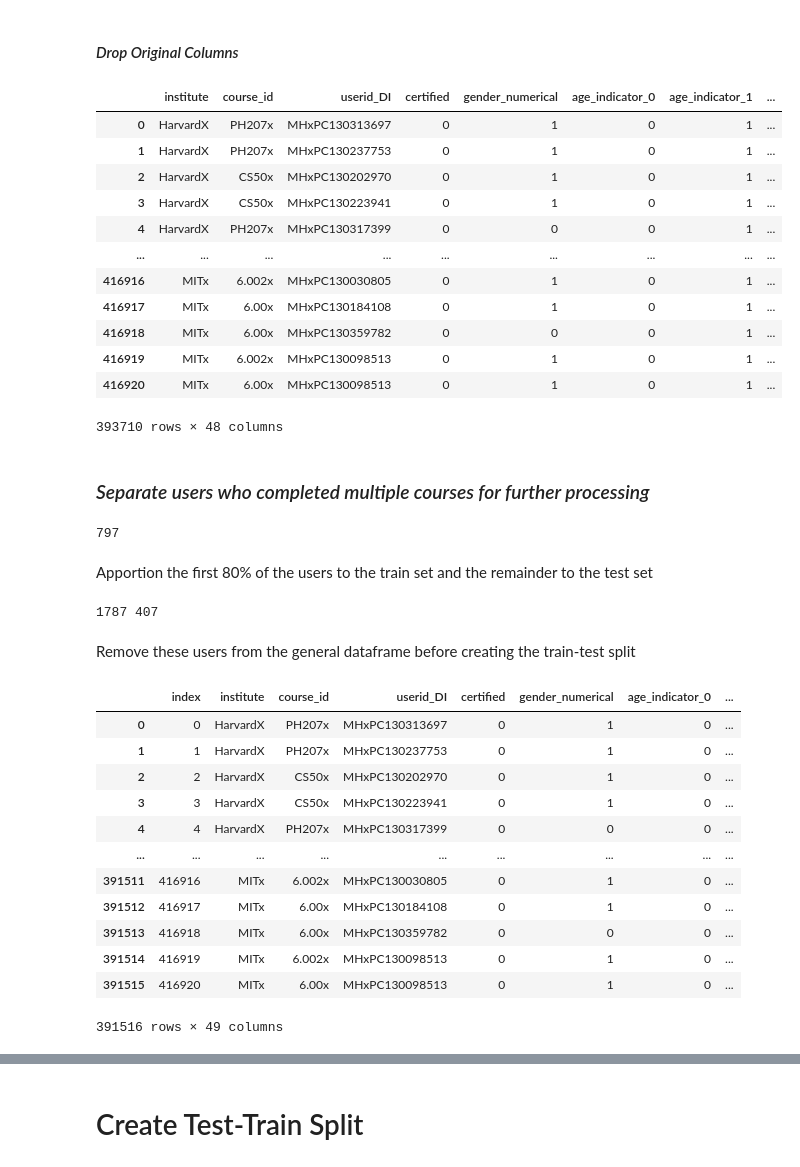
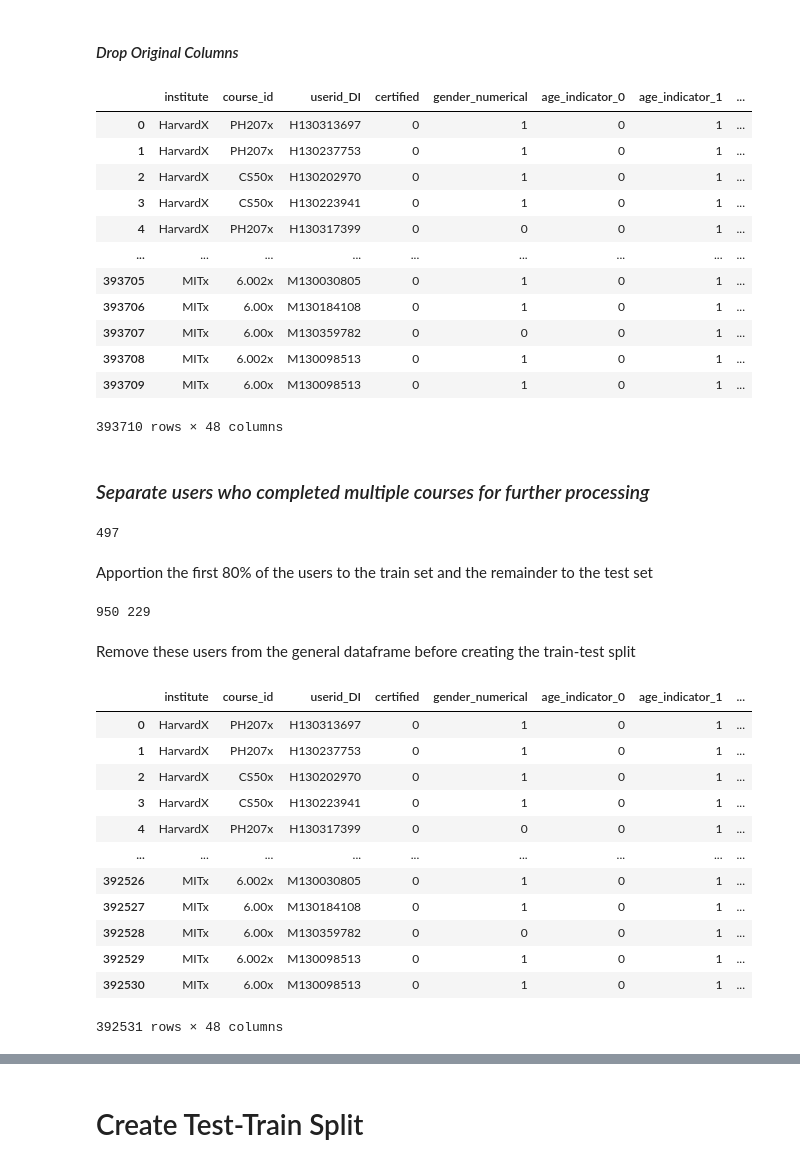
Before and after one commit to ainica/CM3070, a Jupyter notebook: CF.ipynb, the cells around one changed output, grey strips where cells are left out. Cells and saved outputs as stored; diff of their text form; code cells hidden in the pictures.

Commit message:
refactored code for the recommender function. added helper functions. processed users with multiple courses separately.

```diff
--- a/CF.ipynb
+++ b/CF.ipynb
@@ -63,4 +63,4 @@ Because gender is one key feature of this dataset and because it is the only asp
 df = df.drop(df[df["gender"].isna()].index)
 # %%
 # Reset index after dropping rows
-df.reset_index()
+df = df.reset_index(drop=True)
@@ -99,0 +89,3 @@ df
+# %%
+# Set character to denote institute ('M' or 'H')
+df["institute_char"] = df["institute"].apply(lambda x: "H" if x=="HarvardX" else "M")
@@ -99,0 +95,6 @@ df
+# %%
+# Zip while removing preceeding character for legibility
+userids = [str(item[1]+item[0][5:]) for item in list(zip(df["userid_DI"], df["institute_char"]))]
+df["userid_DI"]= userids
+# %%
+df.drop(["institute_char"], axis=1, inplace=True)
@@ -173,17 +190,17 @@ df_final = df_final.drop(["final_cc_cname_DI", "LoE_DI","age","age_indicator"],
 df_final
 # %% [output]
 |  | institute | course_id | userid_DI | certified | gender_numerical | age_indicator_0 | age_indicator_1 | ... |
-| 0 | HarvardX | PH207x | MHxPC130313697 | 0 | 1 | 0 | 1 | ... |
-| 1 | HarvardX | PH207x | MHxPC130237753 | 0 | 1 | 0 | 1 | ... |
-| 2 | HarvardX | CS50x | MHxPC130202970 | 0 | 1 | 0 | 1 | ... |
-| 3 | HarvardX | CS50x | MHxPC130223941 | 0 | 1 | 0 | 1 | ... |
-| 4 | HarvardX | PH207x | MHxPC130317399 | 0 | 0 | 0 | 1 | ... |
+| 0 | HarvardX | PH207x | H130313697 | 0 | 1 | 0 | 1 | ... |
+| 1 | HarvardX | PH207x | H130237753 | 0 | 1 | 0 | 1 | ... |
+| 2 | HarvardX | CS50x | H130202970 | 0 | 1 | 0 | 1 | ... |
+| 3 | HarvardX | CS50x | H130223941 | 0 | 1 | 0 | 1 | ... |
+| 4 | HarvardX | PH207x | H130317399 | 0 | 0 | 0 | 1 | ... |
 | ... | ... | ... | ... | ... | ... | ... | ... | ... |
-| 416916 | MITx | 6.002x | MHxPC130030805 | 0 | 1 | 0 | 1 | ... |
-| 416917 | MITx | 6.00x | MHxPC130184108 | 0 | 1 | 0 | 1 | ... |
-| 416918 | MITx | 6.00x | MHxPC130359782 | 0 | 0 | 0 | 1 | ... |
-| 416919 | MITx | 6.002x | MHxPC130098513 | 0 | 1 | 0 | 1 | ... |
-| 416920 | MITx | 6.00x | MHxPC130098513 | 0 | 1 | 0 | 1 | ... |
+| 393705 | MITx | 6.002x | M130030805 | 0 | 1 | 0 | 1 | ... |
+| 393706 | MITx | 6.00x | M130184108 | 0 | 1 | 0 | 1 | ... |
+| 393707 | MITx | 6.00x | M130359782 | 0 | 0 | 0 | 1 | ... |
+| 393708 | MITx | 6.002x | M130098513 | 0 | 1 | 0 | 1 | ... |
+| 393709 | MITx | 6.00x | M130098513 | 0 | 1 | 0 | 1 | ... |
 393710 rows × 48 columns
 # %%
 # Verify columns
@@ -206,7 +223,7 @@ for idx, val in enumerate(user_completion_data):
 # Check size of multi-course user list
 len(multi_course_users)
 # %% [output]
-797
+497
 # %% [markdown]
 Apportion the first 80% of the users to the train set and the remainder to the test set
 # %%
@@ -222,7 +239,7 @@ test_multi_course_user_df = df_final[df_final["userid_DI"].isin(multi_course_use
 # Check proportion
 print(len(train_multi_course_user_df), len(test_multi_course_user_df))
 # %% [output]
-1787 407
+950 229
 # %% [markdown]
 Remove these users from the general dataframe before creating the train-test split
 # %%
@@ -233,18 +250,19 @@ multi_course_user_df = df_final[df_final["userid_DI"].isin(multi_course_users)]
 df_final.drop(multi_course_user_df.index, axis=0, inplace=True)
 # %%
 # Check results
-df_final.reset_index()
+df_final = df_final.reset_index(drop=True)
+df_final
 # %% [output]
-|  | index | institute | course_id | userid_DI | certified | gender_numerical | age_indicator_0 | ... |
-| 0 | 0 | HarvardX | PH207x | MHxPC130313697 | 0 | 1 | 0 | ... |
-| 1 | 1 | HarvardX | PH207x | MHxPC130237753 | 0 | 1 | 0 | ... |
-| 2 | 2 | HarvardX | CS50x | MHxPC130202970 | 0 | 1 | 0 | ... |
-| 3 | 3 | HarvardX | CS50x | MHxPC130223941 | 0 | 1 | 0 | ... |
-| 4 | 4 | HarvardX | PH207x | MHxPC130317399 | 0 | 0 | 0 | ... |
+|  | institute | course_id | userid_DI | certified | gender_numerical | age_indicator_0 | age_indicator_1 | ... |
+| 0 | HarvardX | PH207x | H130313697 | 0 | 1 | 0 | 1 | ... |
+| 1 | HarvardX | PH207x | H130237753 | 0 | 1 | 0 | 1 | ... |
+| 2 | HarvardX | CS50x | H130202970 | 0 | 1 | 0 | 1 | ... |
+| 3 | HarvardX | CS50x | H130223941 | 0 | 1 | 0 | 1 | ... |
+| 4 | HarvardX | PH207x | H130317399 | 0 | 0 | 0 | 1 | ... |
 | ... | ... | ... | ... | ... | ... | ... | ... | ... |
-| 391511 | 416916 | MITx | 6.002x | MHxPC130030805 | 0 | 1 | 0 | ... |
-| 391512 | 416917 | MITx | 6.00x | MHxPC130184108 | 0 | 1 | 0 | ... |
-| 391513 | 416918 | MITx | 6.00x | MHxPC130359782 | 0 | 0 | 0 | ... |
-| 391514 | 416919 | MITx | 6.002x | MHxPC130098513 | 0 | 1 | 0 | ... |
-| 391515 | 416920 | MITx | 6.00x | MHxPC130098513 | 0 | 1 | 0 | ... |
+| 392526 | MITx | 6.002x | M130030805 | 0 | 1 | 0 | 1 | ... |
+| 392527 | MITx | 6.00x | M130184108 | 0 | 1 | 0 | 1 | ... |
+| 392528 | MITx | 6.00x | M130359782 | 0 | 0 | 0 | 1 | ... |
+| 392529 | MITx | 6.002x | M130098513 | 0 | 1 | 0 | 1 | ... |
+| 392530 | MITx | 6.00x | M130098513 | 0 | 1 | 0 | 1 | ... |
-391516 rows × 49 columns
+392531 rows × 48 columns
```
Also changed, not shown: parts of 107 cells of this notebook.
